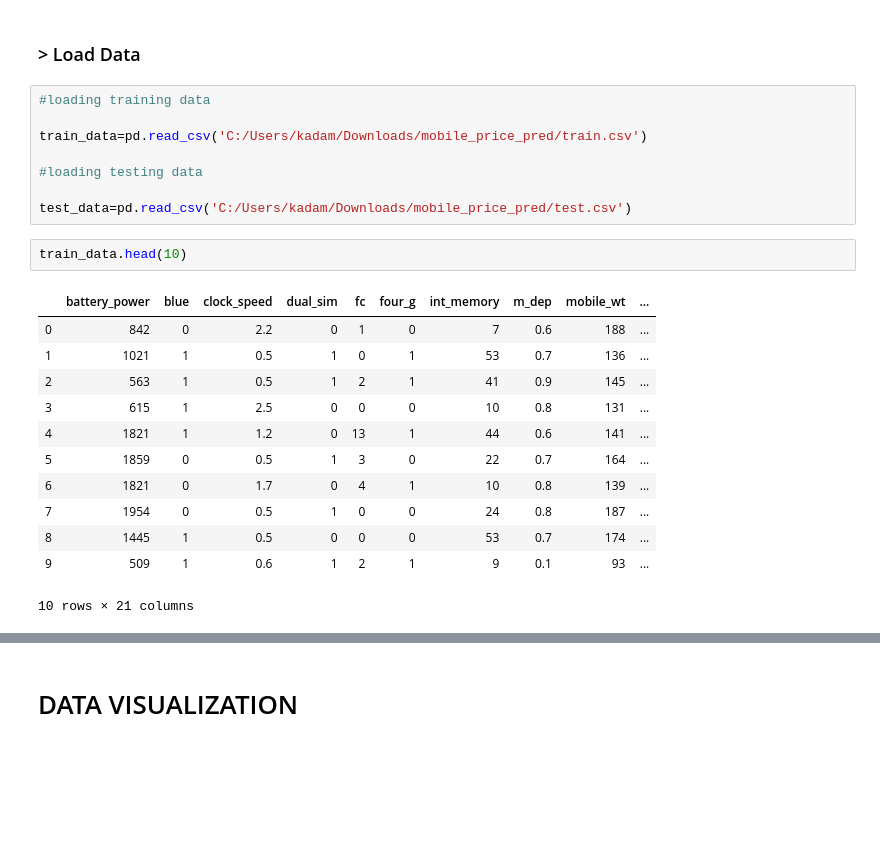
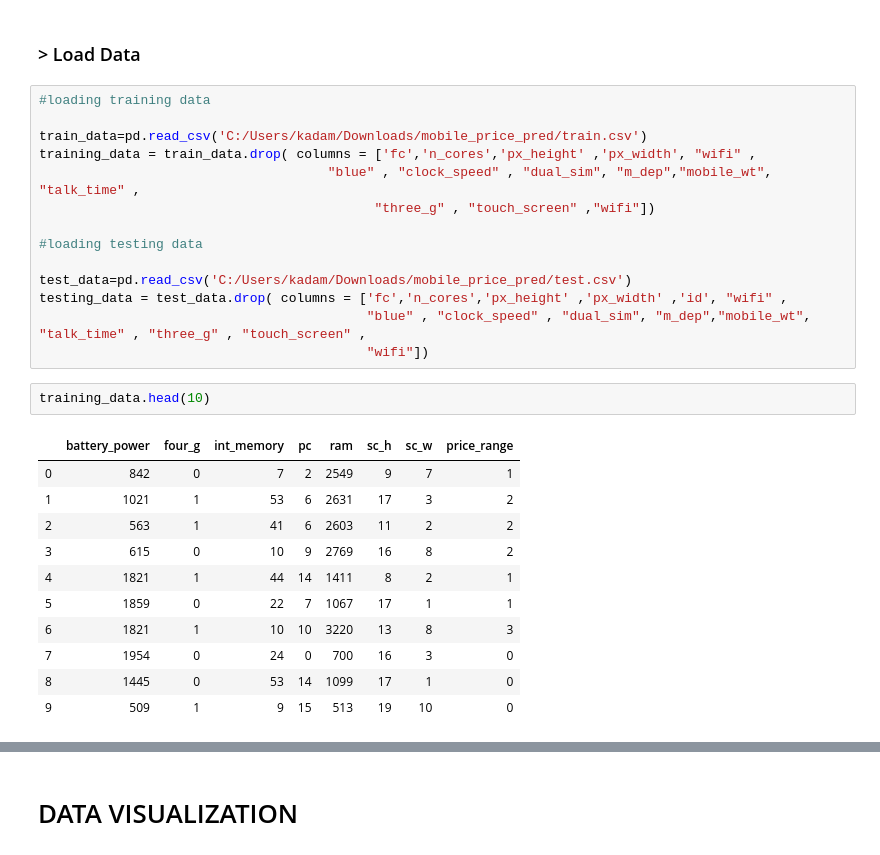
Before and after one commit to ninad555/Mobile-Price-Prediction-, a Jupyter notebook: MOBILE PRICE PREDICTION().ipynb, the cells around one changed output, grey strips where cells are left out. Saved outputs shown, nothing was run; the diff lists cells and outputs as text; blank space fills up the shorter version.

```diff
--- a/MOBILE PRICE PREDICTION().ipynb
+++ b/MOBILE PRICE PREDICTION().ipynb
@@ -67,22 +67,27 @@ from sklearn.model_selection import train_test_split
 #loading training data
 
 train_data=pd.read_csv('C:/Users/kadam/Downloads/mobile_price_pred/train.csv')
+training_data = train_data.drop( columns = ['fc','n_cores','px_height' ,'px_width', "wifi" ,
+                                     "blue" , "clock_speed" , "dual_sim", "m_dep","mobile_wt", "talk_time" ,
+                                           "three_g" , "touch_screen" ,"wifi"])
 
 #loading testing data
 
 test_data=pd.read_csv('C:/Users/kadam/Downloads/mobile_price_pred/test.csv')
+testing_data = test_data.drop( columns = ['fc','n_cores','px_height' ,'px_width' ,'id', "wifi" ,
+                                          "blue" , "clock_speed" , "dual_sim", "m_dep","mobile_wt", "talk_time" , "three_g" , "touch_screen" ,
+                                          "wifi"])
 # %%
-train_data.head(10)
+training_data.head(10)
 # %% [output]
-|  | battery_power | blue | clock_speed | dual_sim | fc | four_g | int_memory | m_dep | mobile_wt | ... |
-| 0 | 842 | 0 | 2.2 | 0 | 1 | 0 | 7 | 0.6 | 188 | ... |
-| 1 | 1021 | 1 | 0.5 | 1 | 0 | 1 | 53 | 0.7 | 136 | ... |
-| 2 | 563 | 1 | 0.5 | 1 | 2 | 1 | 41 | 0.9 | 145 | ... |
-| 3 | 615 | 1 | 2.5 | 0 | 0 | 0 | 10 | 0.8 | 131 | ... |
-| 4 | 1821 | 1 | 1.2 | 0 | 13 | 1 | 44 | 0.6 | 141 | ... |
-| 5 | 1859 | 0 | 0.5 | 1 | 3 | 0 | 22 | 0.7 | 164 | ... |
-| 6 | 1821 | 0 | 1.7 | 0 | 4 | 1 | 10 | 0.8 | 139 | ... |
-| 7 | 1954 | 0 | 0.5 | 1 | 0 | 0 | 24 | 0.8 | 187 | ... |
-| 8 | 1445 | 1 | 0.5 | 0 | 0 | 0 | 53 | 0.7 | 174 | ... |
-| 9 | 509 | 1 | 0.6 | 1 | 2 | 1 | 9 | 0.1 | 93 | ... |
+|  | battery_power | four_g | int_memory | pc | ram | sc_h | sc_w | price_range |
+| 0 | 842 | 0 | 7 | 2 | 2549 | 9 | 7 | 1 |
+| 1 | 1021 | 1 | 53 | 6 | 2631 | 17 | 3 | 2 |
+| 2 | 563 | 1 | 41 | 6 | 2603 | 11 | 2 | 2 |
+| 3 | 615 | 0 | 10 | 9 | 2769 | 16 | 8 | 2 |
+| 4 | 1821 | 1 | 44 | 14 | 1411 | 8 | 2 | 1 |
+| 5 | 1859 | 0 | 22 | 7 | 1067 | 17 | 1 | 1 |
+| 6 | 1821 | 1 | 10 | 10 | 3220 | 13 | 8 | 3 |
+| 7 | 1954 | 0 | 24 | 0 | 700 | 16 | 3 | 0 |
+| 8 | 1445 | 0 | 53 | 14 | 1099 | 17 | 1 | 0 |
+| 9 | 509 | 1 | 9 | 15 | 513 | 19 | 10 | 0 |
-10 rows × 21 columns
```
Also changed, not shown: parts of 26 cells of this notebook, 3 other files.
